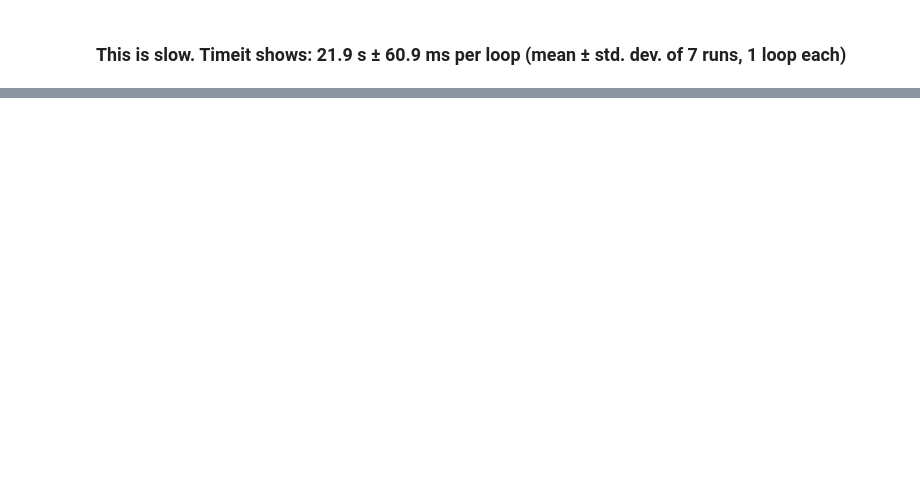
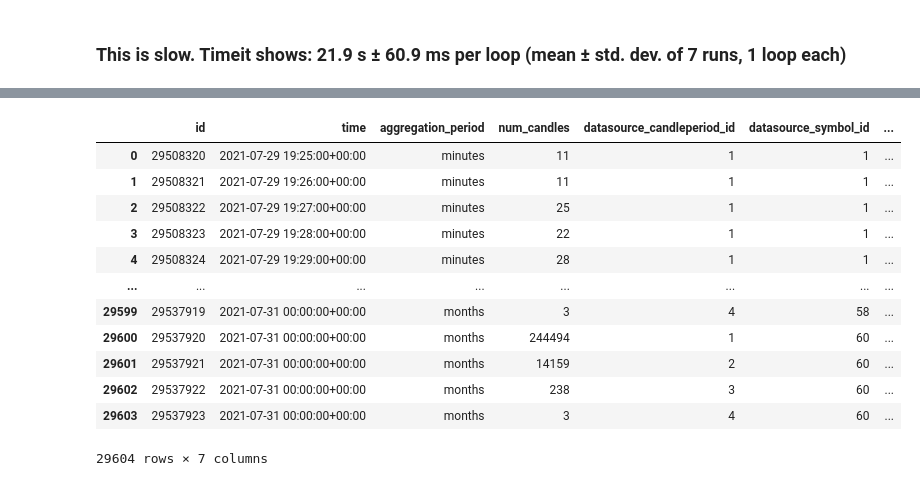
Before and after one commit to jamiecash/algobuilder, a Jupyter notebook: notebooks/Data Quality.ipynb, the cells around one changed output, grey strips where cells are left out. Saved outputs shown, nothing was run; the diff lists cells and outputs as text; code cells hidden in the pictures; blank space fills up the shorter version.

```diff
--- a/notebooks/Data Quality.ipynb
+++ b/notebooks/Data Quality.ipynb
@@ -409,0 +464,18 @@ caller: myfunc_myfuncparam_
+# %%
+# Summary aggregations
+data = pd.read_sql_query(sql="SELECT * FROM pricedata_summaryaggregation", con=connection)
+data
+# %% [output]
+|  | id | time | aggregation_period | num_candles | datasource_candleperiod_id | datasource_symbol_id | ... |
+| 0 | 29508320 | 2021-07-29 19:25:00+00:00 | minutes | 11 | 1 | 1 | ... |
+| 1 | 29508321 | 2021-07-29 19:26:00+00:00 | minutes | 11 | 1 | 1 | ... |
+| 2 | 29508322 | 2021-07-29 19:27:00+00:00 | minutes | 25 | 1 | 1 | ... |
+| 3 | 29508323 | 2021-07-29 19:28:00+00:00 | minutes | 22 | 1 | 1 | ... |
+| 4 | 29508324 | 2021-07-29 19:29:00+00:00 | minutes | 28 | 1 | 1 | ... |
+| ... | ... | ... | ... | ... | ... | ... | ... |
+| 29599 | 29537919 | 2021-07-31 00:00:00+00:00 | months | 3 | 4 | 58 | ... |
+| 29600 | 29537920 | 2021-07-31 00:00:00+00:00 | months | 244494 | 1 | 60 | ... |
+| 29601 | 29537921 | 2021-07-31 00:00:00+00:00 | months | 14159 | 2 | 60 | ... |
+| 29602 | 29537922 | 2021-07-31 00:00:00+00:00 | months | 238 | 3 | 60 | ... |
+| 29603 | 29537923 | 2021-07-31 00:00:00+00:00 | months | 3 | 4 | 60 | ... |
+29604 rows × 7 columns
```
Also changed, not shown: parts of 18 cells of this notebook, 14 other files.
